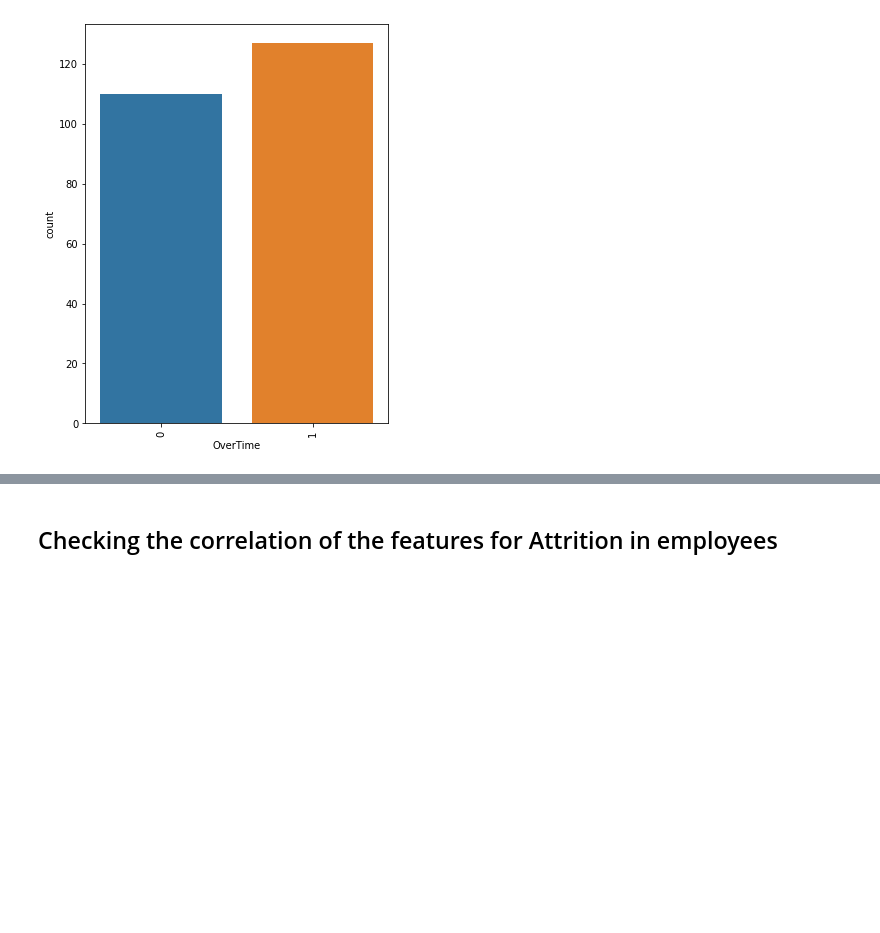
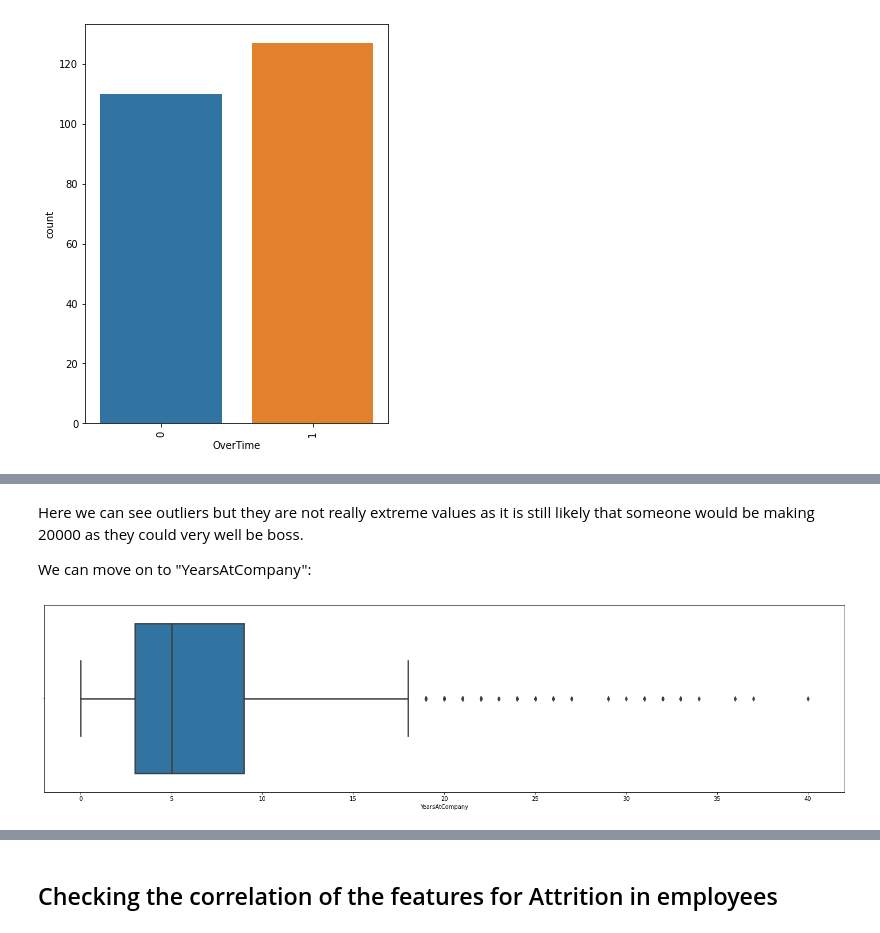
Before and after one commit to Ad2891/Slutuppgift-team12, a Jupyter notebook: Slutuppgift.ipynb, the cells around one changed output, grey strips where cells are left out. Drawn from its saved outputs; the diff is of its cells as text; code cells hidden in the pictures; blank space fills up the shorter version.

```diff
--- a/Slutuppgift.ipynb
+++ b/Slutuppgift.ipynb
@@ -376,0 +408,8 @@ For continuous features, we also see some changes:
+# %% [markdown]
+Here we can see outliers but they are not really extreme values as it is still likely that someone would be making 20000 as they could very well be boss.
+
+We can move on to "YearsAtCompany":
+# %%
+plot_outlier(employee_data_dummies["YearsAtCompany"])
+# %% [output]
+[figure, added]
```
Also changed, not shown: parts of 12 cells of this notebook.
